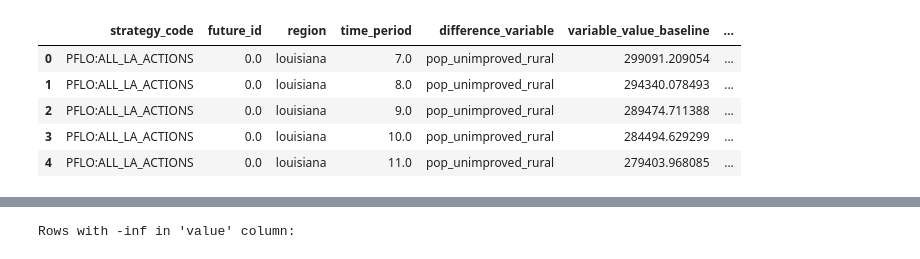
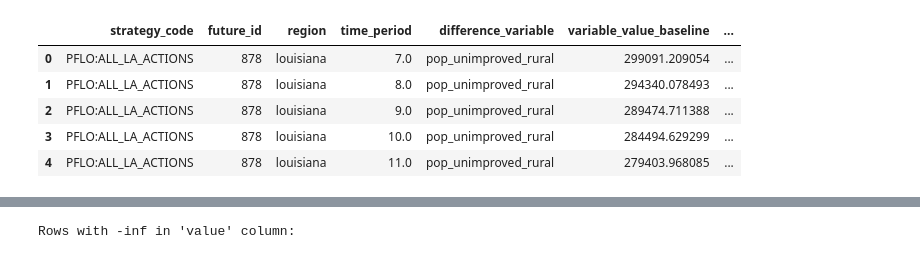
Before and after one commit to sisepuede-framework/ssp_louisiana, a Jupyter notebook: 1000_runs_ensamble_postprocessing/check_cb_results.ipynb, the cells around one changed output, grey strips where cells are left out. Saved outputs shown, nothing was run; the diff lists cells and outputs as text; code cells hidden in the pictures.

```diff
--- a/1000_runs_ensamble_postprocessing/check_cb_results.ipynb
+++ b/1000_runs_ensamble_postprocessing/check_cb_results.ipynb
@@ -11,15 +11,15 @@ run_id = "2025-08-27T11;02;10.572056"
 RUN_DIR_PATH = os.path.join(ENSEMBLE_DIR_PATH, f"sisepuede_summary_results_run_sisepuede_run_{run_id}")
 # %%
-cb_df = pd.read_csv(os.path.join(RUN_DIR_PATH, f"cba_la_{run_id}.csv"))
-# cb_df = pd.read_csv(os.path.join(RUN_DIR_PATH, "combined_cb_results_2025-08-17t23;06;14.607675.csv"))
+# cb_df = pd.read_csv(os.path.join(RUN_DIR_PATH, f"cba_la_{run_id}.csv"))
+cb_df = pd.read_csv(os.path.join(RUN_DIR_PATH, f"combined_cb_results_{run_id}.csv"))
 cb_df.head()
 # %% [output]
 |  | strategy_code | future_id | region | time_period | difference_variable | variable_value_baseline | ... |
-| 0 | PFLO:ALL_LA_ACTIONS | 0.0 | louisiana | 7.0 | pop_unimproved_rural | 299091.209054 | ... |
-| 1 | PFLO:ALL_LA_ACTIONS | 0.0 | louisiana | 8.0 | pop_unimproved_rural | 294340.078493 | ... |
-| 2 | PFLO:ALL_LA_ACTIONS | 0.0 | louisiana | 9.0 | pop_unimproved_rural | 289474.711388 | ... |
-| 3 | PFLO:ALL_LA_ACTIONS | 0.0 | louisiana | 10.0 | pop_unimproved_rural | 284494.629299 | ... |
-| 4 | PFLO:ALL_LA_ACTIONS | 0.0 | louisiana | 11.0 | pop_unimproved_rural | 279403.968085 | ... |
+| 0 | PFLO:ALL_LA_ACTIONS | 878 | louisiana | 7.0 | pop_unimproved_rural | 299091.209054 | ... |
+| 1 | PFLO:ALL_LA_ACTIONS | 878 | louisiana | 8.0 | pop_unimproved_rural | 294340.078493 | ... |
+| 2 | PFLO:ALL_LA_ACTIONS | 878 | louisiana | 9.0 | pop_unimproved_rural | 289474.711388 | ... |
+| 3 | PFLO:ALL_LA_ACTIONS | 878 | louisiana | 10.0 | pop_unimproved_rural | 284494.629299 | ... |
+| 4 | PFLO:ALL_LA_ACTIONS | 878 | louisiana | 11.0 | pop_unimproved_rural | 279403.968085 | ... |
 # %%
 # evaluate each column null values
 null_counts = cb_df.isnull().sum()
```
Also changed, not shown: parts of 11 cells of this notebook, 7 other files.
